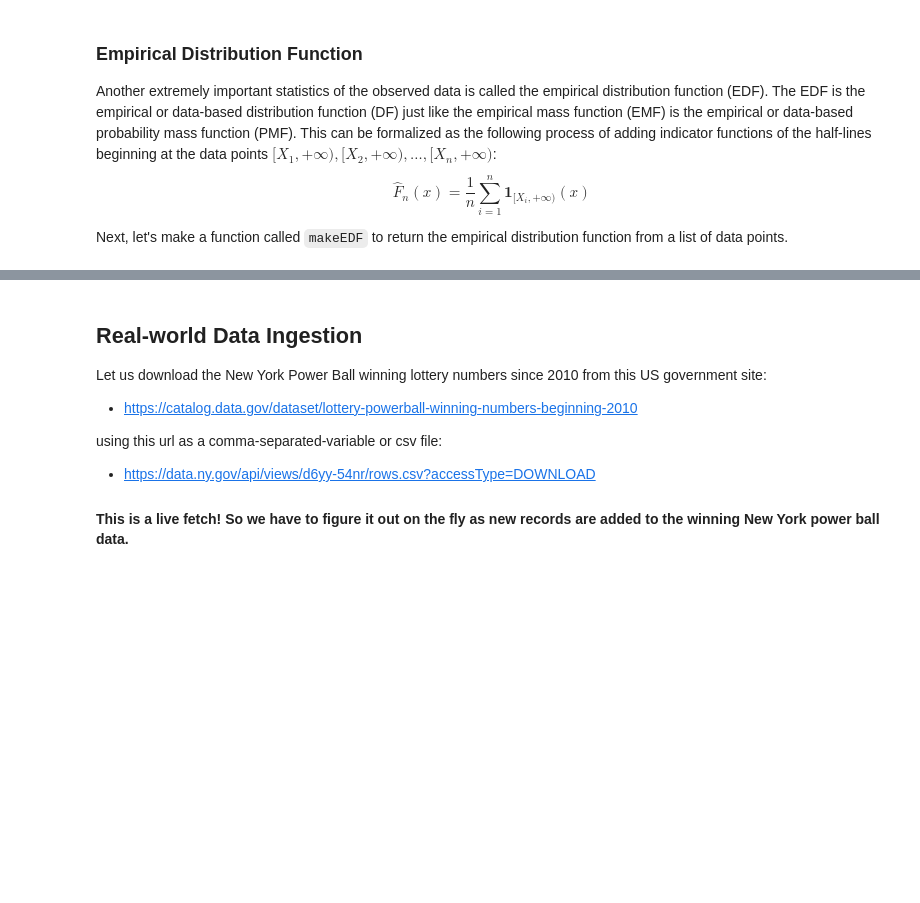
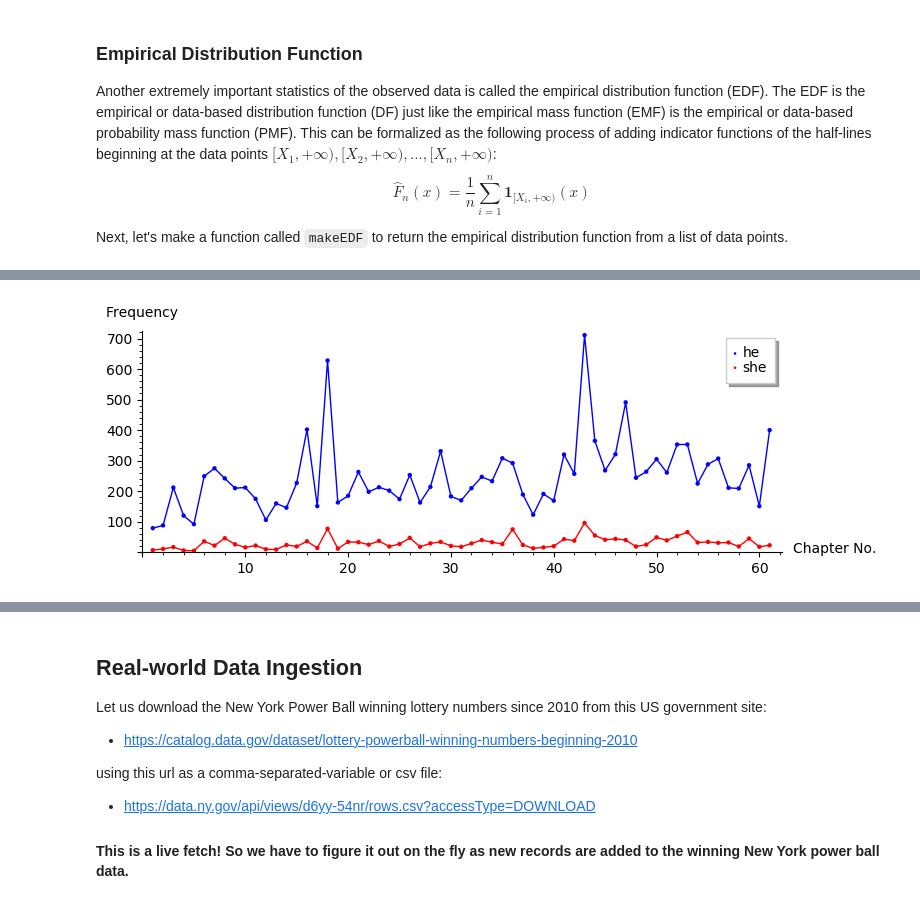
Before and after one commit to lamastex/scalable-data-science, a Jupyter notebook: _as/2019/jp/05.ipynb, the cells around one changed output, grey strips where cells are left out. Cells and saved outputs as stored; diff of their text form; code cells hidden in the pictures; blank space fills up the shorter version.

```diff
--- a/_as/2019/jp/05.ipynb
+++ b/_as/2019/jp/05.ipynb
@@ -899,0 +987,28 @@ show(lottoPlotEDF, figsize=(8,6))
+# %%
+# We are loading the file from our data directory
+with open('data/pride_and_prejudice.txt', 'r') as myfile:
+  prideAndPrejudiceRaw = myfile.read().decode('utf-8')
+
+import re
+heList = []
+sheList = []
+i = 0
+# make a list of chapters
+chapterList = re.sub('\\s+', ' ',prideAndPrejudiceRaw).split('Chapter ')[1:]
+for chapter in chapterList:
+    i = i+1 # increment chanpter count
+    content = (repr(chapter[0:]).decode('unicode_escape')).lower() # get content as lower-case
+    heCount = content.count('he') # count number of 'he' occurrences in the chapter
+    sheCount = content.count('she') # count number of 'she' occurrences in the chapter
+    heList.append((i,heCount)) # append to heList
+    sheList.append((i,sheCount)) # append to sheList
+# %%
+p = points(heList, color='blue',legend_label='he')
+p += line(heList, color='blue')
+p += points(sheList, color='red',legend_label='she')
+p += line(sheList, color='red')
+p.axes_labels(['Chapter No.','Frequency'])
+p.axes_labels_size(1.0)
+p.show(figsize=[8,3])
+# %% [output]
+[figure, added]
```
Also changed, not shown: parts of 63 cells of this notebook, 7 other files.
